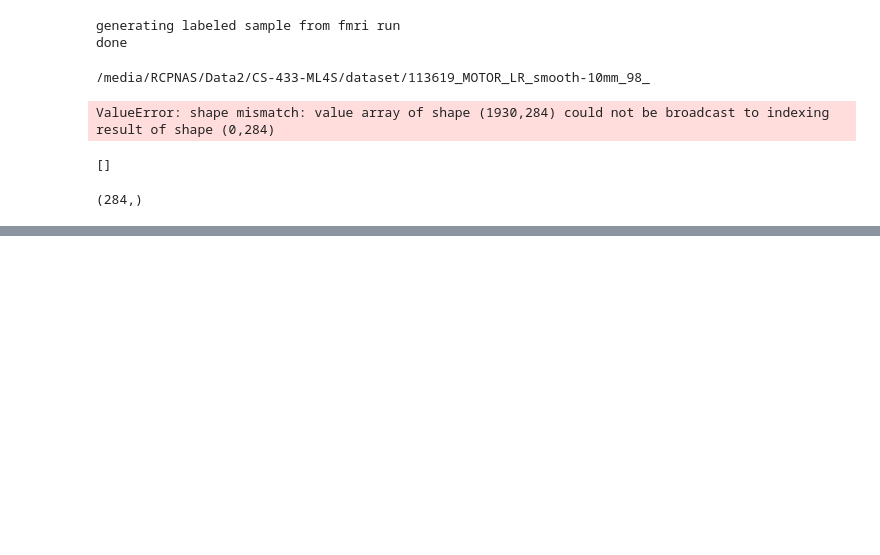
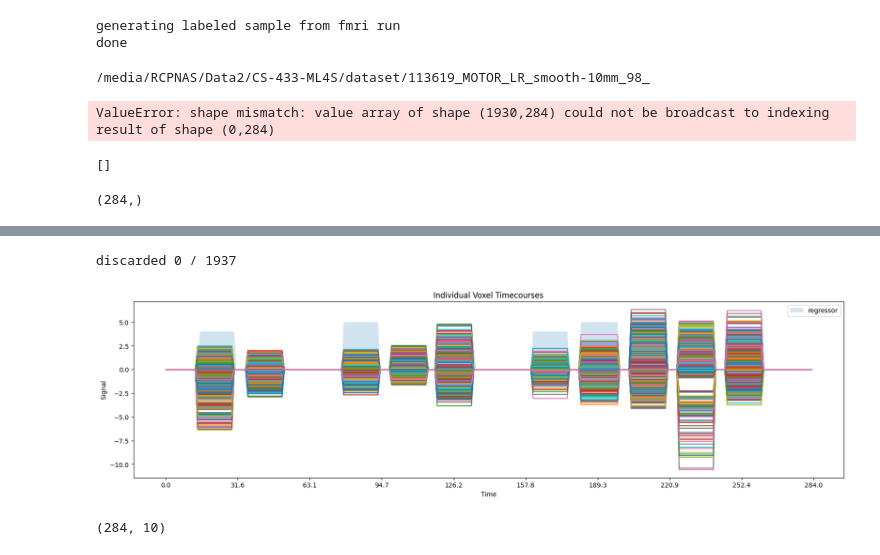
Before and after one commit to fedemengo/CS-433-ML4S, a Jupyter notebook: preprocessing_pipeline.ipynb, the cells around one changed output, grey strips where cells are left out. Drawn from its saved outputs; the diff is of its cells as text; code cells hidden in the pictures; blank space fills up the shorter version.

```diff
--- a/preprocessing_pipeline.ipynb
+++ b/preprocessing_pipeline.ipynb
@@ -252,0 +423,9 @@ x.shape
+# %%
+plot_voxel_timecourse(predicted_timecourse, flat_regressors)
+# %% [output]
+discarded 0 / 1937
+[figure, added]
+# %%
+binary_design.shape
+# %% [output]
+(284, 10)
```
Also changed, not shown: parts of 16 cells of this notebook.
